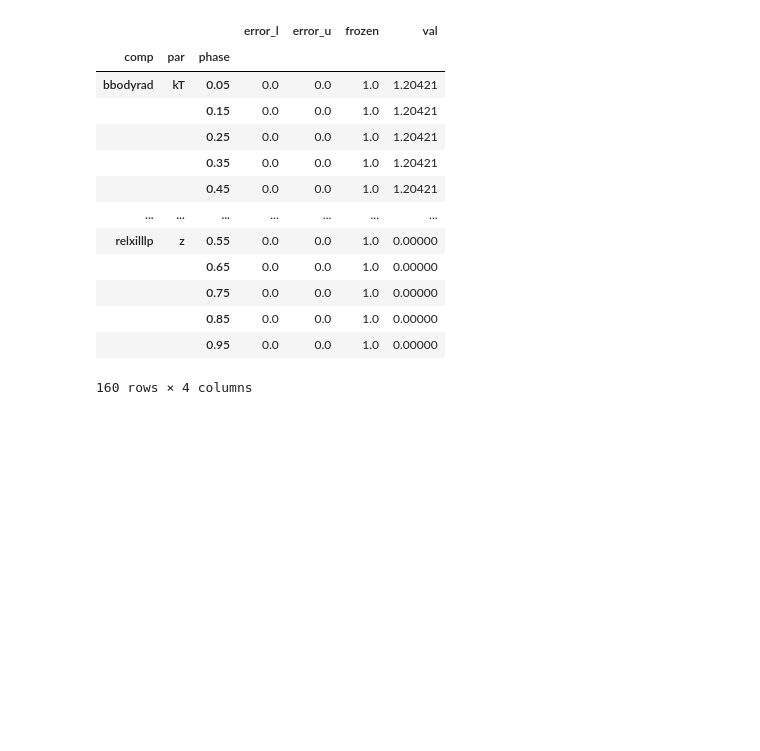
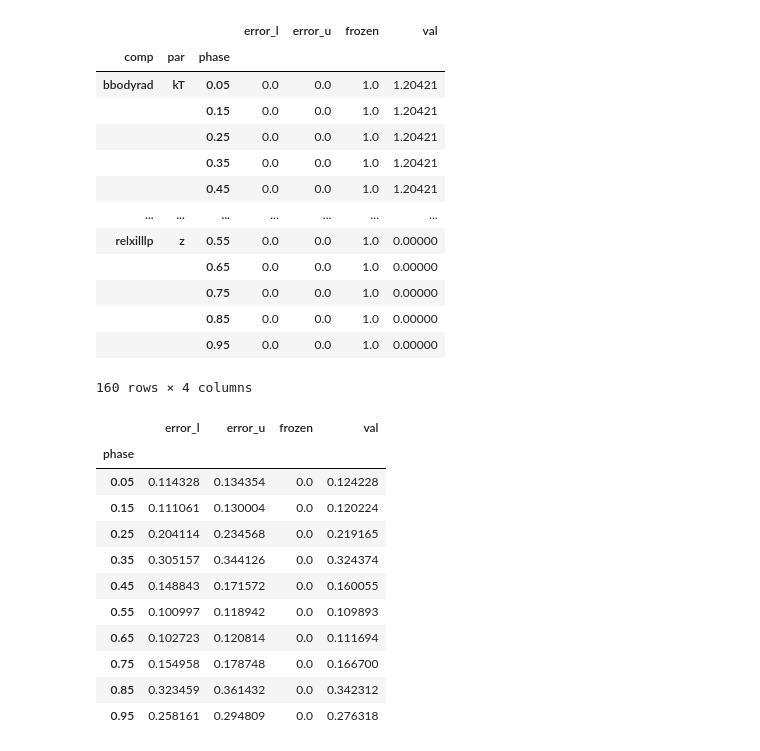
Before and after one commit to SergeiDBykov/nustar_sj0243, a Jupyter notebook: data_analysis/model_relxilllp/relxilllp_90302319004.ipynb, the cells around one changed output. Cells and saved outputs as stored; diff of their text form; code cells hidden in the pictures; blank space fills up the shorter version.

```diff
--- a/data_analysis/model_relxilllp/relxilllp_90302319004.ipynb
+++ b/data_analysis/model_relxilllp/relxilllp_90302319004.ipynb
@@ -160,6 +177,21 @@ df_ph_res
 |  |  | 0.85 | 0.0 | 0.0 | 1.0 | 0.00000 |
 |  |  | 0.95 | 0.0 | 0.0 | 1.0 | 0.00000 |
 160 rows × 4 columns
+# %%
+df_ph_res.loc[pd.IndexSlice['relxilllp','refl_frac',:]]
+# %% [output]
+|  | error_l | error_u | frozen | val |
+| phase |  |  |  |  |
+| 0.05 | 0.114328 | 0.134354 | 0.0 | 0.124228 |
+| 0.15 | 0.111061 | 0.130004 | 0.0 | 0.120224 |
+| 0.25 | 0.204114 | 0.234568 | 0.0 | 0.219165 |
+| 0.35 | 0.305157 | 0.344126 | 0.0 | 0.324374 |
+| 0.45 | 0.148843 | 0.171572 | 0.0 | 0.160055 |
+| 0.55 | 0.100997 | 0.118942 | 0.0 | 0.109893 |
+| 0.65 | 0.102723 | 0.120814 | 0.0 | 0.111694 |
+| 0.75 | 0.154958 | 0.178748 | 0.0 | 0.166700 |
+| 0.85 | 0.323459 | 0.361432 | 0.0 | 0.342312 |
+| 0.95 | 0.258161 | 0.294809 | 0.0 | 0.276318 |
 # %%
 os.chdir(ph_res_folder)
 plot_ph_res_storage(df_ph_res, nu_obs, 'phase_resolved');
```
Also changed, not shown: parts of 5 cells of this notebook, 10 other files.
